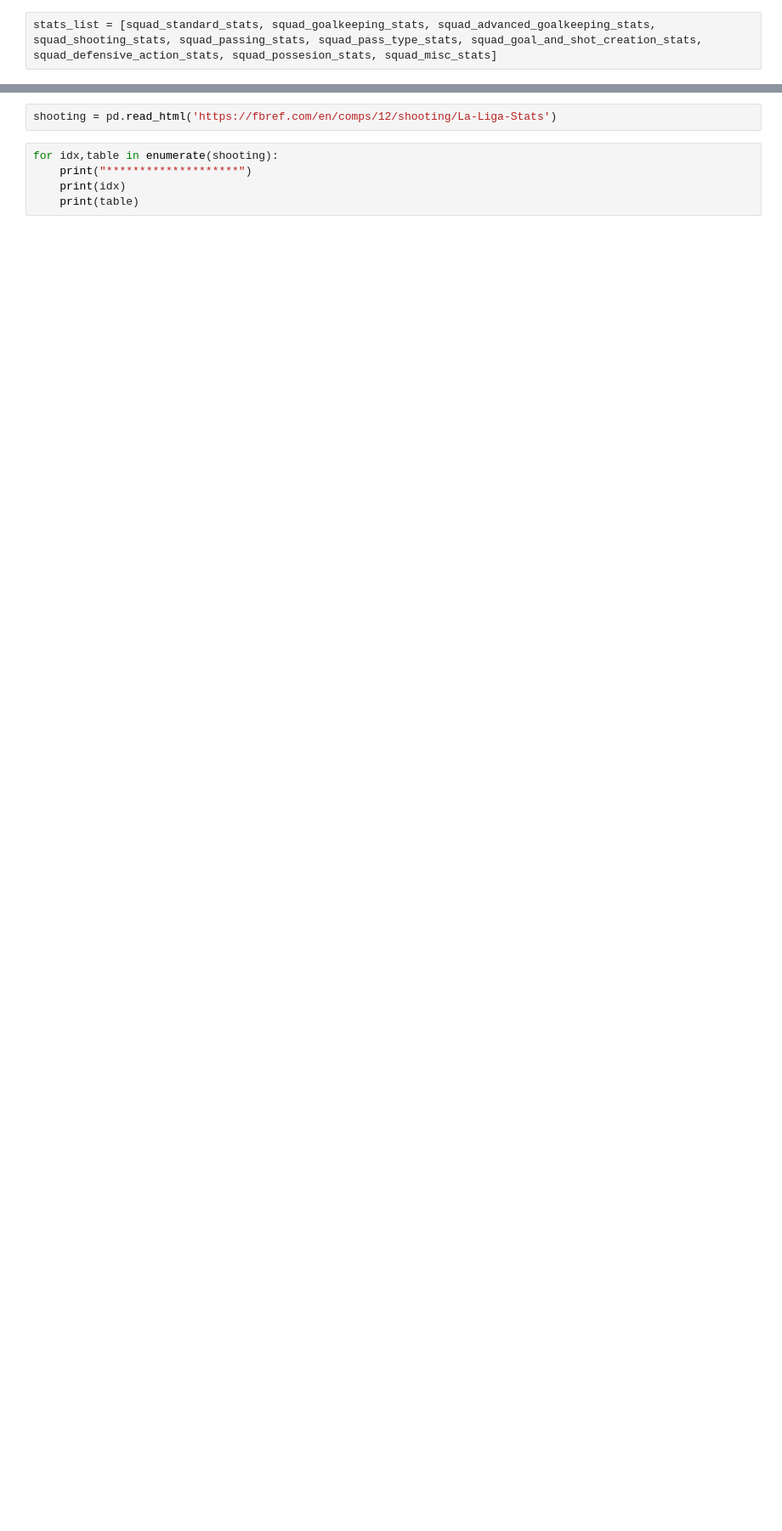
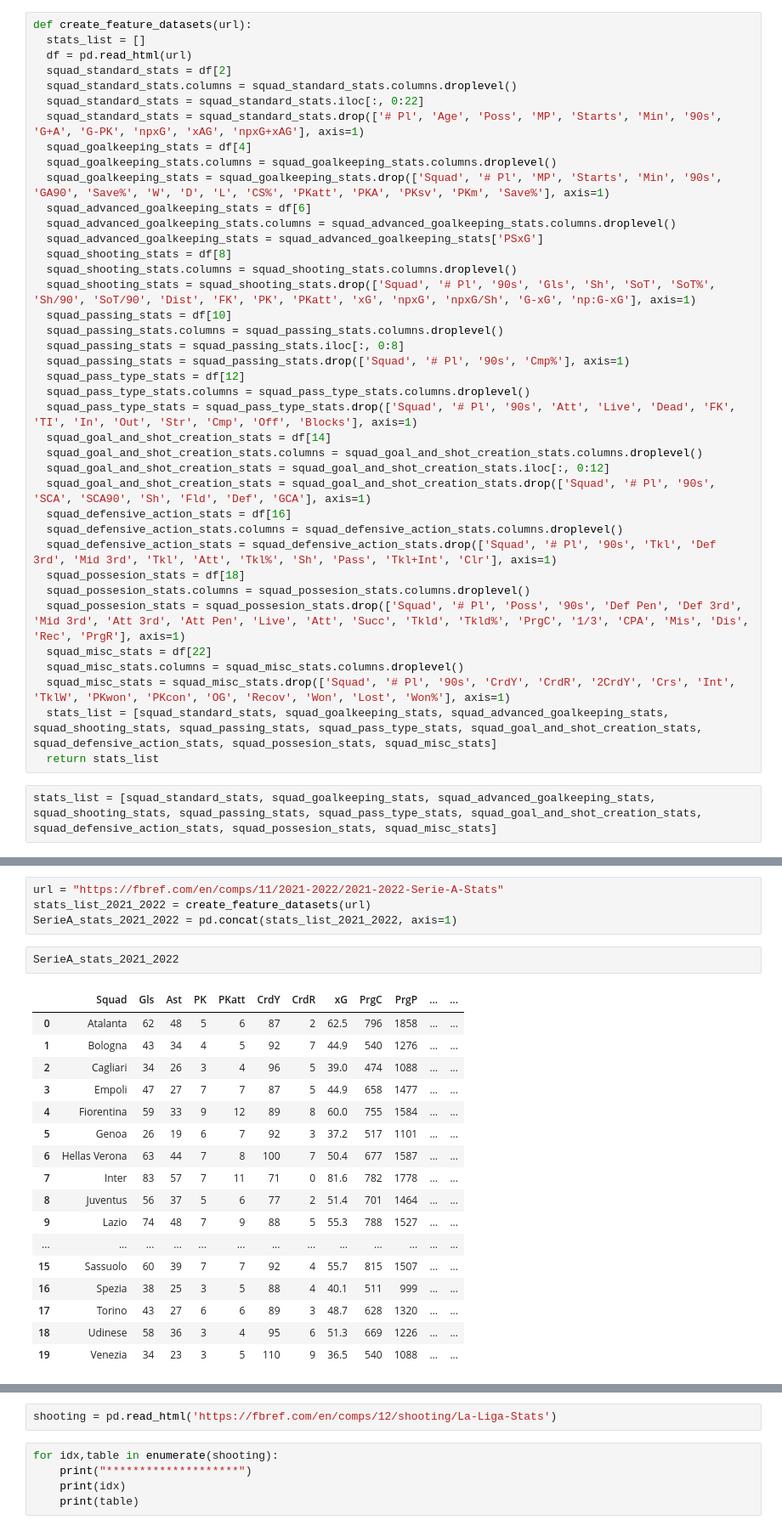
Before and after one commit to tasosnikitakis/Data_Science_Notebooks, a Jupyter notebook: FBREF_data_scrapping.ipynb, the cells around one changed output, grey strips where cells are left out. Shown at 85% size. Saved outputs shown, nothing was run; the diff lists cells and outputs as text; blank space fills up the shorter version.

```diff
--- a/FBREF_data_scrapping.ipynb
+++ b/FBREF_data_scrapping.ipynb
@@ -50,5 +50,44 @@ squad_misc_stats.columns = squad_misc_stats.columns.droplevel()
 squad_misc_stats = squad_misc_stats.drop(['Squad', '# Pl', '90s', 'CrdY', 'CrdR', '2CrdY',
        'Crs', 'Int', 'TklW', 'PKwon', 'PKcon', 'OG', 'Recov', 'Won', 'Lost',
        'Won%'], axis=1)
+# %%
+def create_feature_datasets(url):
+  stats_list = []
+  df = pd.read_html(url)
+  squad_standard_stats = df[2]
+  squad_standard_stats.columns = squad_standard_stats.columns.droplevel()
+  squad_standard_stats = squad_standard_stats.iloc[:, 0:22]
+  squad_standard_stats = squad_standard_stats.drop(['# Pl', 'Age', 'Poss', 'MP', 'Starts', 'Min', '90s', 'G+A', 'G-PK', 'npxG', 'xAG', 'npxG+xAG'], axis=1)
+  squad_goalkeeping_stats = df[4]
+  squad_goalkeeping_stats.columns = squad_goalkeeping_stats.columns.droplevel()
+  squad_goalkeeping_stats = squad_goalkeeping_stats.drop(['Squad', '# Pl', 'MP', 'Starts', 'Min', '90s', 'GA90', 'Save%', 'W', 'D', 'L', 'CS%', 'PKatt', 'PKA', 'PKsv', 'PKm', 'Save%'], axis=1)
+  squad_advanced_goalkeeping_stats = df[6]
+  squad_advanced_goalkeeping_stats.columns = squad_advanced_goalkeeping_stats.columns.droplevel()
+  squad_advanced_goalkeeping_stats = squad_advanced_goalkeeping_stats['PSxG']
+  squad_shooting_stats = df[8]
+  squad_shooting_stats.columns = squad_shooting_stats.columns.droplevel()
+  squad_shooting_stats = squad_shooting_stats.drop(['Squad', '# Pl', '90s', 'Gls', 'Sh', 'SoT', 'SoT%', 'Sh/90', 'SoT/90', 'Dist', 'FK', 'PK', 'PKatt', 'xG', 'npxG', 'npxG/Sh', 'G-xG', 'np:G-xG'], axis=1)
+  squad_passing_stats = df[10]
+  squad_passing_stats.columns = squad_passing_stats.columns.droplevel()
+  squad_passing_stats = squad_passing_stats.iloc[:, 0:8]
+  squad_passing_stats = squad_passing_stats.drop(['Squad', '# Pl', '90s', 'Cmp%'], axis=1)
+  squad_pass_type_stats = df[12]
+  squad_pass_type_stats.columns = squad_pass_type_stats.columns.droplevel()
+  squad_pass_type_stats = squad_pass_type_stats.drop(['Squad', '# Pl', '90s', 'Att', 'Live', 'Dead', 'FK', 'TI', 'In', 'Out', 'Str', 'Cmp', 'Off', 'Blocks'], axis=1)
+  squad_goal_and_shot_creation_stats = df[14]
+  squad_goal_and_shot_creation_stats.columns = squad_goal_and_shot_creation_stats.columns.droplevel()
+  squad_goal_and_shot_creation_stats = squad_goal_and_shot_creation_stats.iloc[:, 0:12]
+  squad_goal_and_shot_creation_stats = squad_goal_and_shot_creation_stats.drop(['Squad', '# Pl', '90s', 'SCA', 'SCA90', 'Sh', 'Fld', 'Def', 'GCA'], axis=1)
+  squad_defensive_action_stats = df[16]
+  squad_defensive_action_stats.columns = squad_defensive_action_stats.columns.droplevel()
+  squad_defensive_action_stats = squad_defensive_action_stats.drop(['Squad', '# Pl', '90s', 'Tkl', 'Def 3rd', 'Mid 3rd', 'Tkl', 'Att', 'Tkl%', 'Sh', 'Pass', 'Tkl+Int', 'Clr'], axis=1)
+  squad_possesion_stats = df[18]
+  squad_possesion_stats.columns = squad_possesion_stats.columns.droplevel()
+  squad_possesion_stats = squad_possesion_stats.drop(['Squad', '# Pl', 'Poss', '90s', 'Def Pen', 'Def 3rd', 'Mid 3rd', 'Att 3rd', 'Att Pen', 'Live', 'Att', 'Succ', 'Tkld', 'Tkld%', 'PrgC', '1/3', 'CPA', 'Mis', 'Dis', 'Rec', 'PrgR'], axis=1)
+  squad_misc_stats = df[22]
+  squad_misc_stats.columns = squad_misc_stats.columns.droplevel()
+  squad_misc_stats = squad_misc_stats.drop(['Squad', '# Pl', '90s', 'CrdY', 'CrdR', '2CrdY', 'Crs', 'Int', 'TklW', 'PKwon', 'PKcon', 'OG', 'Recov', 'Won', 'Lost', 'Won%'], axis=1)
+  stats_list = [squad_standard_stats, squad_goalkeeping_stats, squad_advanced_goalkeeping_stats, squad_shooting_stats, squad_passing_stats, squad_pass_type_stats, squad_goal_and_shot_creation_stats, squad_defensive_action_stats, squad_possesion_stats, squad_misc_stats]
+  return stats_list
 # %%
 stats_list = [squad_standard_stats, squad_goalkeeping_stats, squad_advanced_goalkeeping_stats, squad_shooting_stats, squad_passing_stats, squad_pass_type_stats, squad_goal_and_shot_creation_stats, squad_defensive_action_stats, squad_possesion_stats, squad_misc_stats]
@@ -54,0 +117,24 @@ stats_list = [squad_standard_stats, squad_goalkeeping_stats, squad_advanced_goal
+# %%
+url = "https://fbref.com/en/comps/11/2021-2022/2021-2022-Serie-A-Stats"
+stats_list_2021_2022 = create_feature_datasets(url)
+SerieA_stats_2021_2022 = pd.concat(stats_list_2021_2022, axis=1)
+# %%
+SerieA_stats_2021_2022
+# %% [output]
+|  | Squad | Gls | Ast | PK | PKatt | CrdY | CrdR | xG | PrgC | PrgP | ... | ... |
+| 0 | Atalanta | 62 | 48 | 5 | 6 | 87 | 2 | 62.5 | 796 | 1858 | ... | ... |
+| 1 | Bologna | 43 | 34 | 4 | 5 | 92 | 7 | 44.9 | 540 | 1276 | ... | ... |
+| 2 | Cagliari | 34 | 26 | 3 | 4 | 96 | 5 | 39.0 | 474 | 1088 | ... | ... |
+| 3 | Empoli | 47 | 27 | 7 | 7 | 87 | 5 | 44.9 | 658 | 1477 | ... | ... |
+| 4 | Fiorentina | 59 | 33 | 9 | 12 | 89 | 8 | 60.0 | 755 | 1584 | ... | ... |
+| 5 | Genoa | 26 | 19 | 6 | 7 | 92 | 3 | 37.2 | 517 | 1101 | ... | ... |
+| 6 | Hellas Verona | 63 | 44 | 7 | 8 | 100 | 7 | 50.4 | 677 | 1587 | ... | ... |
+| 7 | Inter | 83 | 57 | 7 | 11 | 71 | 0 | 81.6 | 782 | 1778 | ... | ... |
+| 8 | Juventus | 56 | 37 | 5 | 6 | 77 | 2 | 51.4 | 701 | 1464 | ... | ... |
+| 9 | Lazio | 74 | 48 | 7 | 9 | 88 | 5 | 55.3 | 788 | 1527 | ... | ... |
+| ... | ... | ... | ... | ... | ... | ... | ... | ... | ... | ... | ... | ... |
+| 15 | Sassuolo | 60 | 39 | 7 | 7 | 92 | 4 | 55.7 | 815 | 1507 | ... | ... |
+| 16 | Spezia | 38 | 25 | 3 | 5 | 88 | 4 | 40.1 | 511 | 999 | ... | ... |
+| 17 | Torino | 43 | 27 | 6 | 6 | 89 | 3 | 48.7 | 628 | 1320 | ... | ... |
+| 18 | Udinese | 58 | 36 | 3 | 4 | 95 | 6 | 51.3 | 669 | 1226 | ... | ... |
+| 19 | Venezia | 34 | 23 | 3 | 5 | 110 | 9 | 36.5 | 540 | 1088 | ... | ... |
```
Also changed, not shown: parts of 3 cells of this notebook.
